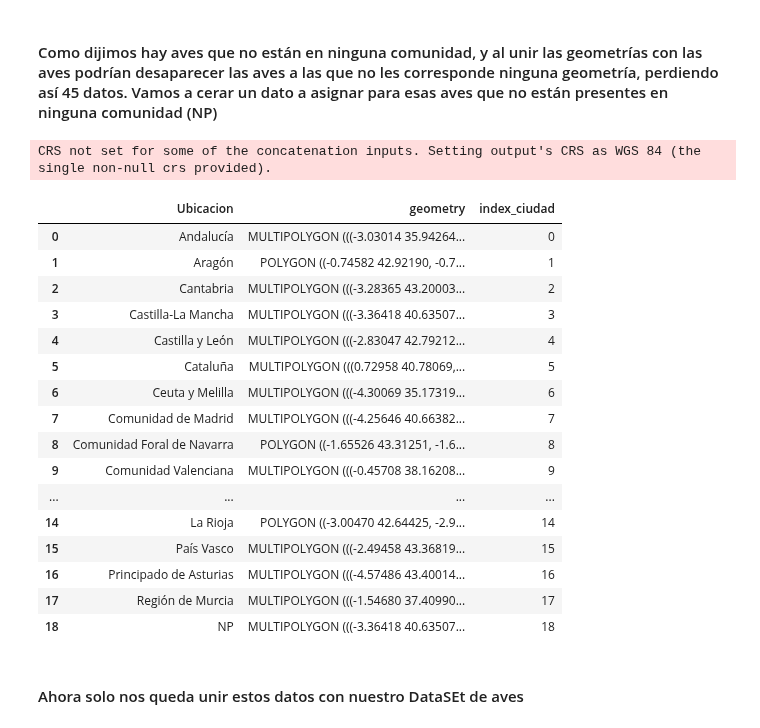
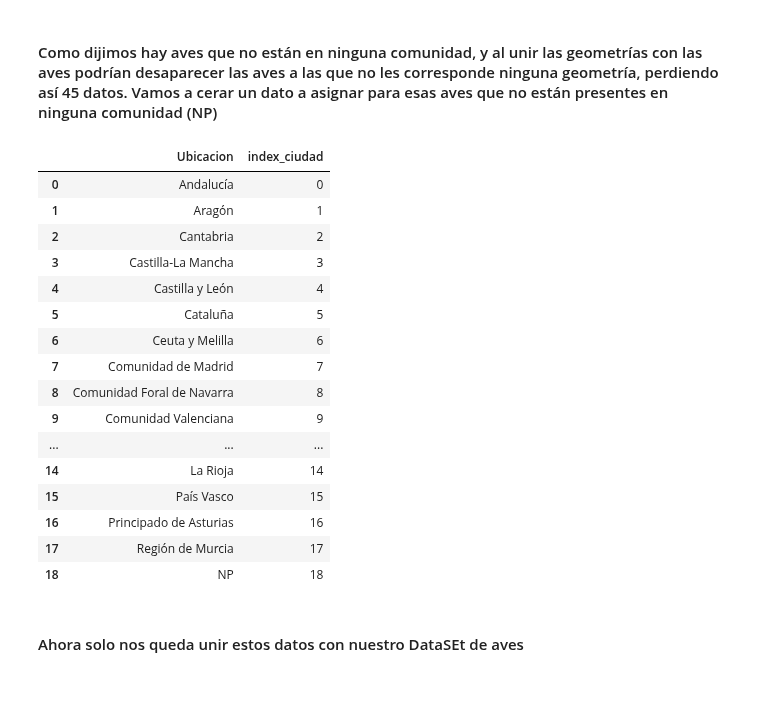
Before and after one commit to Factoria-F5-AI-Bootcamp-1-Edicion/Tracking_Aves, a Jupyter notebook: EDAb.ipynb, the cells around one changed output. Cells and saved outputs as stored; diff of their text form; code cells hidden in the pictures; blank space fills up the shorter version.

Commit message:
Separando geopandas con ubicaciones y tratando de añadir niveles de amenaza

```diff
--- a/EDAb.ipynb
+++ b/EDAb.ipynb
@@ -1329,0 +1310,12 @@ shapes
+# %%
+# Eliminamos todas las columnas que no hacen falta.
+shape_esp.drop(['NAME_OBSOL', 'NAME_VARIA', 'NAME_NONLA', 'NAME_FRENC',
+ 'NAME_SPANI', 'NAME_RUSSI', 'NAME_ARABI', 'NAME_CHINE', 'WASPARTOF',
+ 'CONTAINS', 'SOVEREIGN', 'ISO2', 'WWW', 'FIPS', 'ISON', 'VALIDFR', 'VALIDTO',
+ 'POP2000', 'SQKM', 'POPSQKM', 'UNREGION1', 'UNREGION2', 'DEVELOPING', 'CIS',
+ 'Transition', 'OECD', 'WBREGION', 'WBINCOME', 'WBDEBT', 'WBOTHER', 'CEEAC',
+ 'CEMAC', 'CEPLG', 'COMESA', 'EAC', 'ECOWAS', 'IGAD', 'IOC', 'MRU', 'SACU', 'UEMOA',
+ 'UMA', 'PALOP', 'PARTA', 'CACM', 'EurAsEC', 'Agadir', 'SAARC', 'ASEAN', 'NAFTA',
+ 'GCC', 'CSN', 'CARICOM', 'EU', 'CAN', 'ACP', 'Landlocked', 'AOSIS', 'SIDS',
+ 'Islands', 'LDC' ], axis=1, inplace=True)
+shape_esp
@@ -1329,0 +1325,5 @@ shapes
+# %%
+# Lo juntamos todo en un único geopandas.
+completo = pd.concat([shapes, shape_esp], axis=0)
+completo.reset_index(inplace=True)
+completo
@@ -1330,5 +1351,5 @@ shapes
 # %%
-# El archivo es un GeoDataframe con muchos datos, solo nos interesan el nombre de la comunidad y su geometría
-geo = shapes[['NAME_1', 'geometry']]
+# El archivo es un GeoDataframe con muchos datos, solo nos interesan el nombre de la comunidad y su índice, para referenciarlo en el mapa.
+geo = completo[['NAME_1']]
 geo
 # %% [output]
@@ -1376,0 +1398,3 @@ See the caveats in the documentation: https://pandas.pydata.org/pandas-docs/stab
+# %%
+geo['Ubicacion'].iloc[18]='NP'
+geo
@@ -1382,29 +1424,26 @@ dato = geo['geometry'][3]
 # %%
 # Añadimos una fila al GeoDataFrame de las geometrías
-fila_vacia = gpd.GeoDataFrame(data={'Ubicacion' : 'NP', 'geometry' : dato}, index=[18])
 index_ciudad = gpd.GeoDataFrame(data={'index_ciudad' : [0,1,2,3,4,5,6,7,8,9,10,11,12,13,14,15,16,17,18]})
-res = pd.concat([geo, fila_vacia], axis=0)
-res = pd.concat([res, index_ciudad], axis=1)
+res = pd.concat([geo, index_ciudad], axis=1)
 res
 # %% [output]
-CRS not set for some of the concatenation inputs. Setting output's CRS as WGS 84 (the single non-null crs provided).
-|  | Ubicacion | geometry | index_ciudad |
-| 0 | Andalucía | MULTIPOLYGON (((-3.03014 35.94264... | 0 |
-| 1 | Aragón | POLYGON ((-0.74582 42.92190, -0.7... | 1 |
-| 2 | Cantabria | MULTIPOLYGON (((-3.28365 43.20003... | 2 |
-| 3 | Castilla-La Mancha | MULTIPOLYGON (((-3.36418 40.63507... | 3 |
-| 4 | Castilla y León | MULTIPOLYGON (((-2.83047 42.79212... | 4 |
-| 5 | Cataluña | MULTIPOLYGON (((0.72958 40.78069,... | 5 |
-| 6 | Ceuta y Melilla | MULTIPOLYGON (((-4.30069 35.17319... | 6 |
-| 7 | Comunidad de Madrid | MULTIPOLYGON (((-4.25646 40.66382... | 7 |
-| 8 | Comunidad Foral de Navarra | POLYGON ((-1.65526 43.31251, -1.6... | 8 |
-| 9 | Comunidad Valenciana | MULTIPOLYGON (((-0.45708 38.16208... | 9 |
-| ... | ... | ... | ... |
-| 14 | La Rioja | POLYGON ((-3.00470 42.64425, -2.9... | 14 |
-| 15 | País Vasco | MULTIPOLYGON (((-2.49458 43.36819... | 15 |
-| 16 | Principado de Asturias | MULTIPOLYGON (((-4.57486 43.40014... | 16 |
-| 17 | Región de Murcia | MULTIPOLYGON (((-1.54680 37.40990... | 17 |
-| 18 | NP | MULTIPOLYGON (((-3.36418 40.63507... | 18 |
+|  | Ubicacion | index_ciudad |
+| 0 | Andalucía | 0 |
+| 1 | Aragón | 1 |
+| 2 | Cantabria | 2 |
+| 3 | Castilla-La Mancha | 3 |
+| 4 | Castilla y León | 4 |
+| 5 | Cataluña | 5 |
+| 6 | Ceuta y Melilla | 6 |
+| 7 | Comunidad de Madrid | 7 |
+| 8 | Comunidad Foral de Navarra | 8 |
+| 9 | Comunidad Valenciana | 9 |
+| ... | ... | ... |
+| 14 | La Rioja | 14 |
+| 15 | País Vasco | 15 |
+| 16 | Principado de Asturias | 16 |
+| 17 | Región de Murcia | 17 |
+| 18 | NP | 18 |
 # %% [markdown]
 #### Ahora solo nos queda unir estos datos con nuestro DataSEt de aves
 # %%
```
Also changed, not shown: parts of 55 cells of this notebook, 1 other file.
